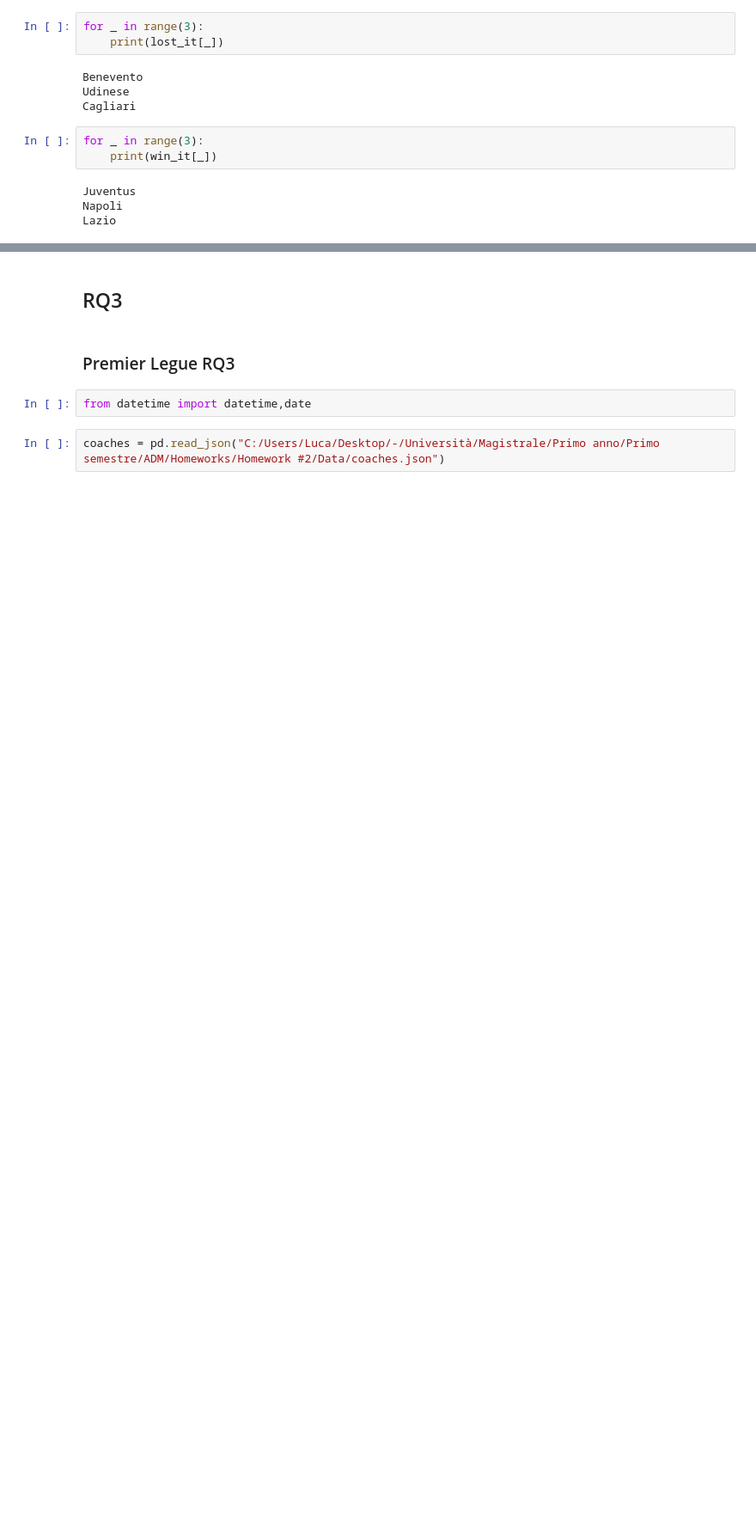
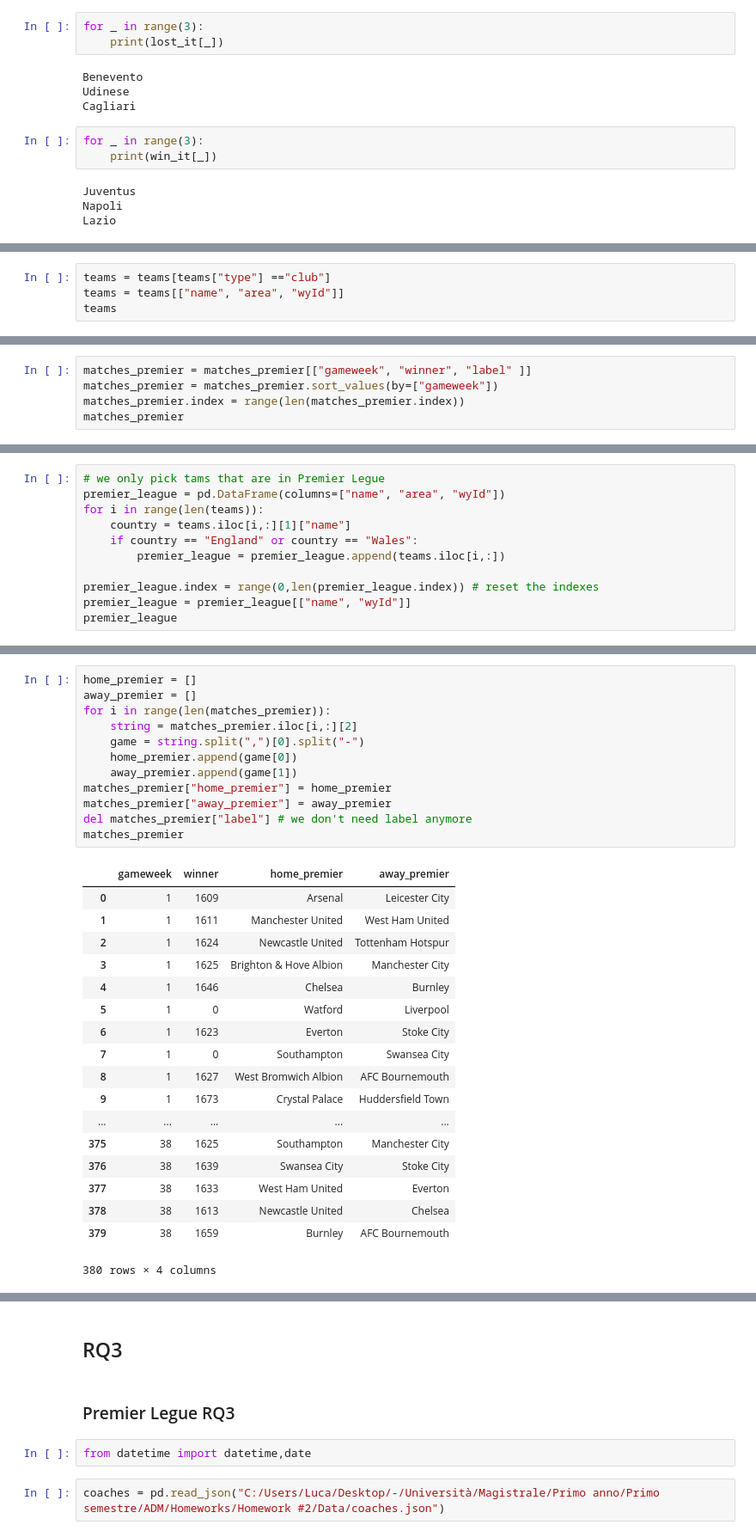
Before and after one commit to Donni06/Homework-2-ADM, a Jupyter notebook: main_ADM.ipynb, the cells around one changed output, grey strips where cells are left out. Shown at 86% size. Cells and saved outputs as stored; diff of their text form; blank space fills up the shorter version.

```diff
--- a/main_ADM.ipynb
+++ b/main_ADM.ipynb
@@ -461,0 +464,4 @@ Lazio
+# %%
+teams = teams[teams["type"] =="club"]
+teams = teams[["name", "area", "wyId"]]
+teams
@@ -461,0 +470,5 @@ Lazio
+# %%
+matches_premier = matches_premier[["gameweek", "winner", "label" ]]
+matches_premier = matches_premier.sort_values(by=["gameweek"])
+matches_premier.index = range(len(matches_premier.index))
+matches_premier
@@ -461,0 +494,11 @@ Lazio
+# %%
+# we only pick tams that are in Premier Legue
+premier_league = pd.DataFrame(columns=["name", "area", "wyId"])
+for i in range(len(teams)):
+    country = teams.iloc[i,:][1]["name"]
+    if country == "England" or country == "Wales":
+        premier_league = premier_league.append(teams.iloc[i,:])
+
+premier_league.index = range(0,len(premier_league.index)) # reset the indexes
+premier_league = premier_league[["name", "wyId"]]
+premier_league
@@ -461,0 +523,31 @@ Lazio
+# %%
+home_premier = []
+away_premier = []
+for i in range(len(matches_premier)):
+    string = matches_premier.iloc[i,:][2]
+    game = string.split(",")[0].split("-")
+    home_premier.append(game[0])
+    away_premier.append(game[1])
+matches_premier["home_premier"] = home_premier
+matches_premier["away_premier"] = away_premier
+del matches_premier["label"] # we don't need label anymore
+matches_premier
+# %% [output]
+|  | gameweek | winner | home_premier | away_premier |
+| 0 | 1 | 1609 | Arsenal | Leicester City |
+| 1 | 1 | 1611 | Manchester United | West Ham United |
+| 2 | 1 | 1624 | Newcastle United | Tottenham Hotspur |
+| 3 | 1 | 1625 | Brighton & Hove Albion | Manchester City |
+| 4 | 1 | 1646 | Chelsea | Burnley |
+| 5 | 1 | 0 | Watford | Liverpool |
+| 6 | 1 | 1623 | Everton | Stoke City |
+| 7 | 1 | 0 | Southampton | Swansea City |
+| 8 | 1 | 1627 | West Bromwich Albion | AFC Bournemouth |
+| 9 | 1 | 1673 | Crystal Palace | Huddersfield Town |
+| ... | ... | ... | ... | ... |
+| 375 | 38 | 1625 | Southampton | Manchester City |
+| 376 | 38 | 1639 | Swansea City | Stoke City |
+| 377 | 38 | 1633 | West Ham United | Everton |
+| 378 | 38 | 1613 | Newcastle United | Chelsea |
+| 379 | 38 | 1659 | Burnley | AFC Bournemouth |
+380 rows × 4 columns
```
Also changed, not shown: parts of 38 cells of this notebook.
